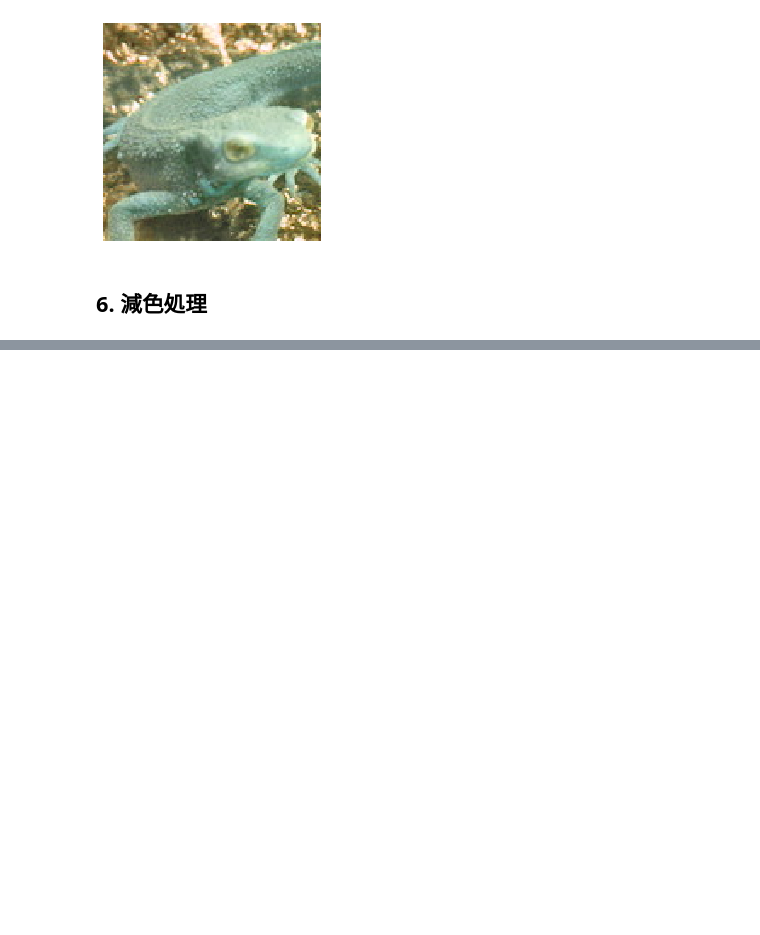
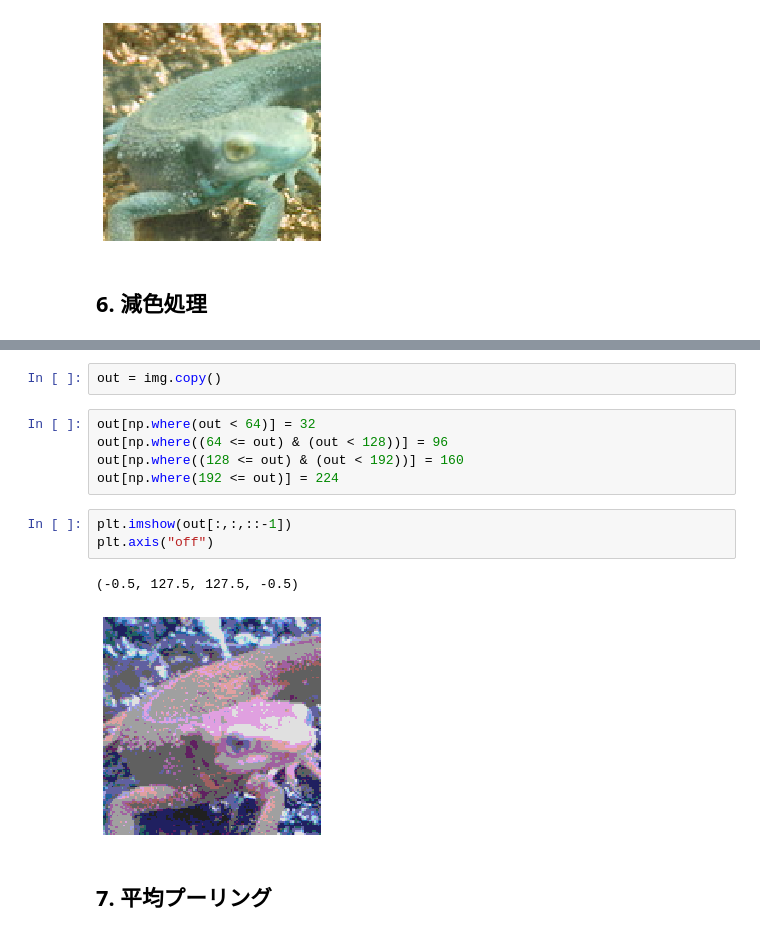
Before and after one commit to lexikodicsho/Gasyori100knock, a Jupyter notebook: Question_01_10/myanswers.ipynb, the cells around one changed output, grey strips where cells are left out. Cells and saved outputs as stored; diff of their text form; blank space fills up the shorter version.

```diff
--- a/Question_01_10/myanswers.ipynb
+++ b/Question_01_10/myanswers.ipynb
@@ -97,0 +109,15 @@ plt.axis("off")
+# %%
+out = img.copy()
+# %%
+out[np.where(out < 64)] = 32
+out[np.where((64 <= out) & (out < 128))] = 96
+out[np.where((128 <= out) & (out < 192))] = 160
+out[np.where(192 <= out)] = 224
+# %%
+plt.imshow(out[:,:,::-1])
+plt.axis("off")
+# %% [output]
+(-0.5, 127.5, 127.5, -0.5)
+[figure, added]
+# %% [markdown]
+## 7. 平均プーリング
```
Also changed, not shown: parts of 10 cells of this notebook.
